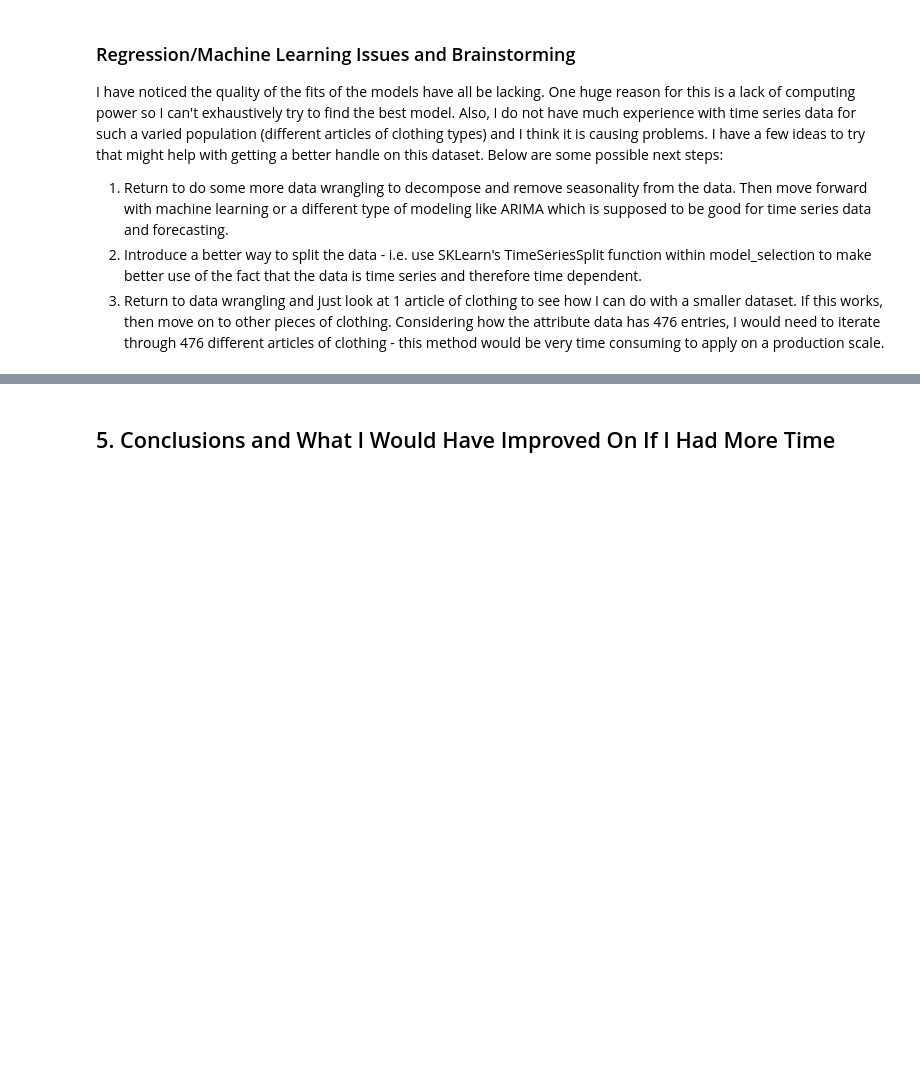
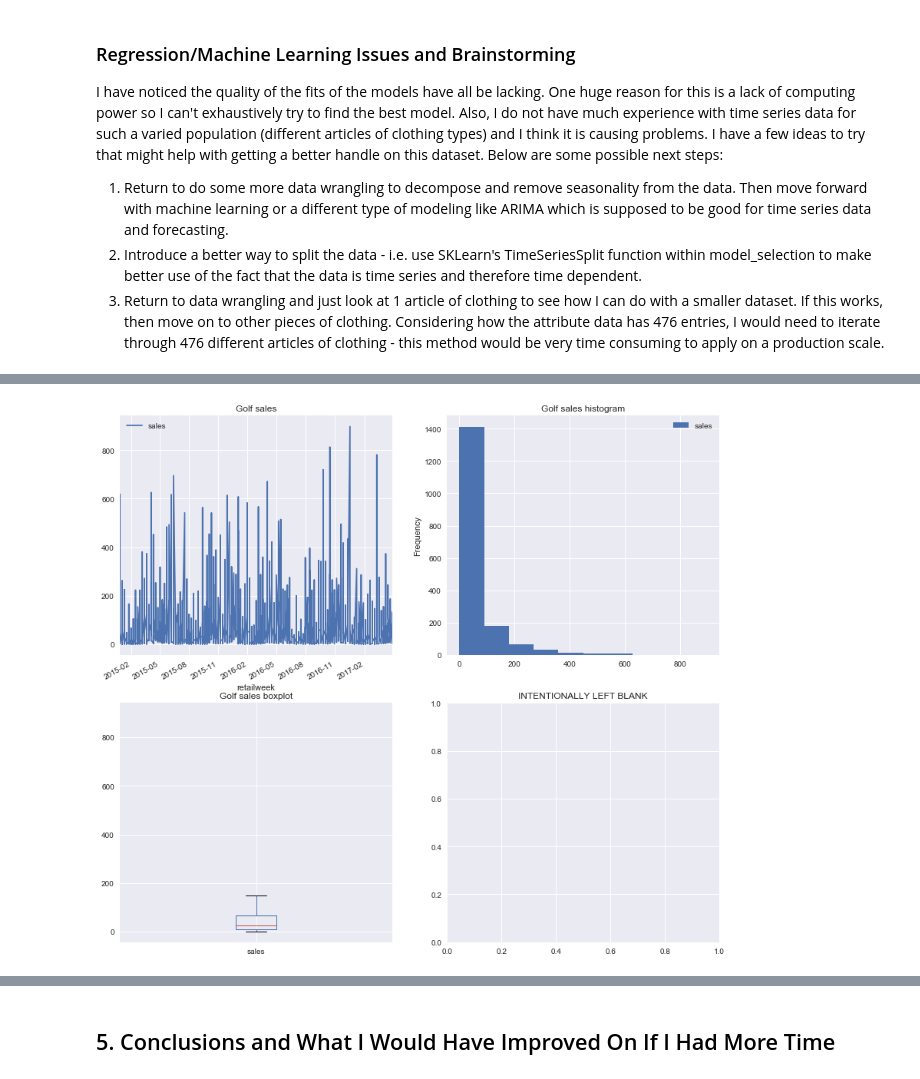
Before and after one commit to swekul/RetailSales_CaseStudy, a Jupyter notebook: RetailSales_DemandForecasting_McRoberts.ipynb, the cells around one changed output, grey strips where cells are left out. Saved outputs shown, nothing was run; the diff lists cells and outputs as text; code cells hidden in the pictures; blank space fills up the shorter version.

```diff
--- a/RetailSales_DemandForecasting_McRoberts.ipynb
+++ b/RetailSales_DemandForecasting_McRoberts.ipynb
@@ -697,0 +756,12 @@ data_joined_dt = data_joined.copy()
+# %%
+fig, axes = plt.subplots(nrows=2, ncols=2, figsize = (14,14))
+data_golfSales.plot(ax = axes[0,0], x = 'retailweek', y = 'sales')
+axes[0,0].set_title('Golf sales')
+data_golfSales.plot(ax = axes[0,1], y = 'sales', kind = 'hist')
+axes[0,1].set_title('Golf sales histogram')
+data_golfSales.plot(ax = axes[1,0], y = 'sales', kind = 'box')
+axes[1,0].set_title('Golf sales boxplot')
+axes[1,1].set_title('INTENTIONALLY LEFT BLANK')
+plt.show()
+# %% [output]
+[figure, added]
```
Also changed, not shown: parts of 20 cells of this notebook.
